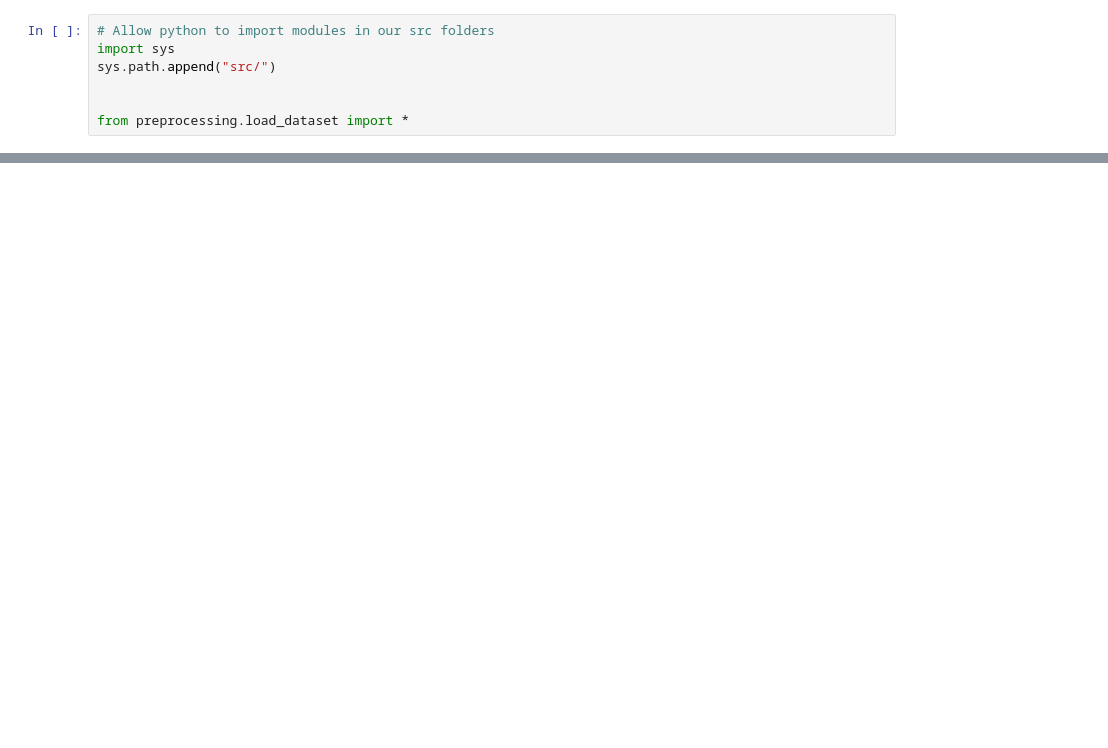
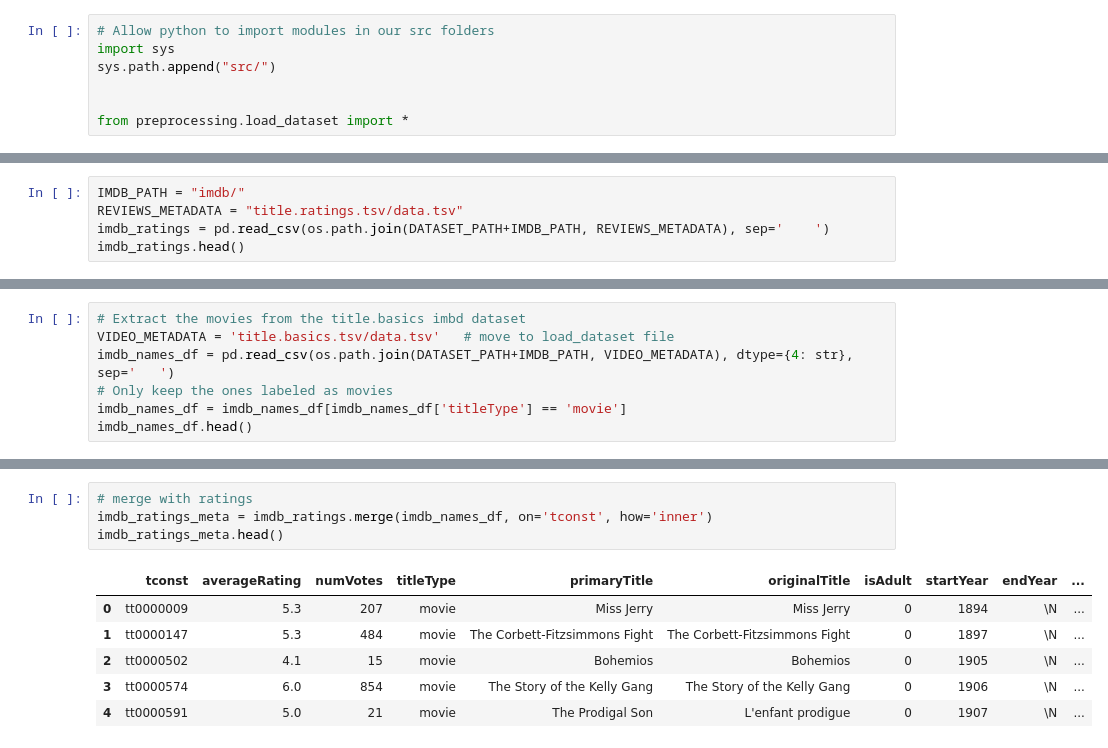
Before and after one commit to epfl-ada/ada-2023-project-advanceddataarsonists, a Jupyter notebook: data_exploring.ipynb, the cells around one changed output, grey strips where cells are left out. Cells and saved outputs as stored; diff of their text form; blank space fills up the shorter version.

Commit message:
merge CMU dataset with ratings and metadata from IMDB

```diff
--- a/data_exploring.ipynb
+++ b/data_exploring.ipynb
@@ -52,0 +84,5 @@ tvtropes_tf.sample(5)
+# %%
+IMDB_PATH = "imdb/"
+REVIEWS_METADATA = "title.ratings.tsv/data.tsv"
+imdb_ratings = pd.read_csv(os.path.join(DATASET_PATH+IMDB_PATH, REVIEWS_METADATA), sep='	')
+imdb_ratings.head()
@@ -52,0 +96,7 @@ tvtropes_tf.sample(5)
+# %%
+# Extract the movies from the title.basics imbd dataset
+VIDEO_METADATA = 'title.basics.tsv/data.tsv'   # move to load_dataset file
+imdb_names_df = pd.read_csv(os.path.join(DATASET_PATH+IMDB_PATH, VIDEO_METADATA), dtype={4: str}, sep='	')
+# Only keep the ones labeled as movies
+imdb_names_df = imdb_names_df[imdb_names_df['titleType'] == 'movie']
+imdb_names_df.head()
@@ -52,0 +110,11 @@ tvtropes_tf.sample(5)
+# %%
+# merge with ratings
+imdb_ratings_meta = imdb_ratings.merge(imdb_names_df, on='tconst', how='inner')
+imdb_ratings_meta.head()
+# %% [output]
+|  | tconst | averageRating | numVotes | titleType | primaryTitle | originalTitle | isAdult | startYear | endYear | ... |
+| 0 | tt0000009 | 5.3 | 207 | movie | Miss Jerry | Miss Jerry | 0 | 1894 | \N | ... |
+| 1 | tt0000147 | 5.3 | 484 | movie | The Corbett-Fitzsimmons Fight | The Corbett-Fitzsimmons Fight | 0 | 1897 | \N | ... |
+| 2 | tt0000502 | 4.1 | 15 | movie | Bohemios | Bohemios | 0 | 1905 | \N | ... |
+| 3 | tt0000574 | 6.0 | 854 | movie | The Story of the Kelly Gang | The Story of the Kelly Gang | 0 | 1906 | \N | ... |
+| 4 | tt0000591 | 5.0 | 21 | movie | The Prodigal Son | L'enfant prodigue | 0 | 1907 | \N | ... |
```
Also changed, not shown: parts of 16 cells of this notebook, 1 other file.
